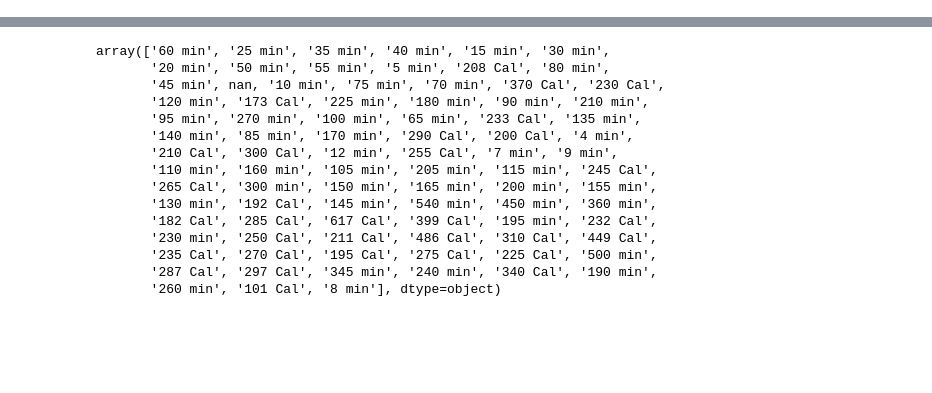
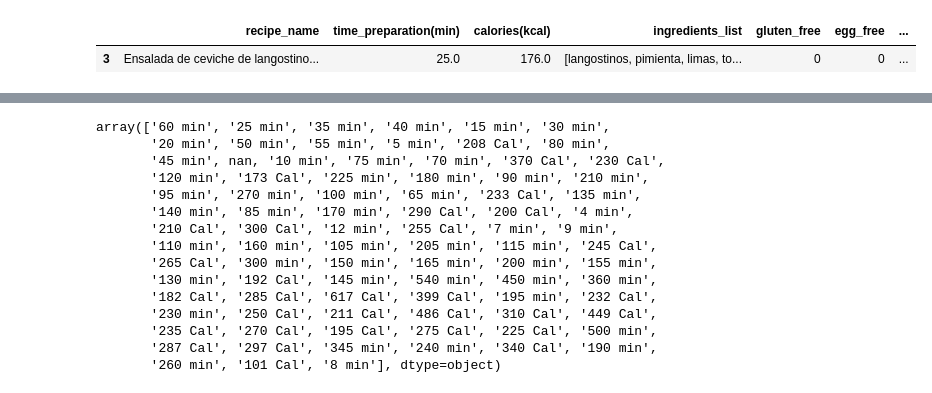
Before and after one commit to vkamg/Ironhack-Final-Project, a Jupyter notebook: notebooks/data_cleaning.ipynb, the cells around one changed output, grey strips where cells are left out. Drawn from its saved outputs; the diff is of its cells as text; code cells hidden in the pictures; blank space fills up the shorter version.

```diff
--- a/notebooks/data_cleaning.ipynb
+++ b/notebooks/data_cleaning.ipynb
@@ -13,6 +13,13 @@ recipe_df.head()
 | 2 | Xató con salsa romesco | [bacalao desalado, cebolleta, esc... | 35 min | NaN | [] | https://www.lecturas.com/recetas/... | https://content-recetas.lecturas.... |
 | 3 | Ensalada de ceviche de langostino... | [langostinos, pimienta, limas, to... | 25 min | 176 Cal | [] | https://www.lecturas.com/recetas/... | https://content-recetas.lecturas.... |
 | 4 | Ensalada de pollo, remolacha y ma... | [pechugas de pollo, manzanas ácid... | 40 min | 203 Cal | [] | https://www.lecturas.com/recetas/... | https://content-recetas.lecturas.... |
+# %%
+filterr = recipe_df.recipe_name.str.contains("Ensalada de ceviche de langostinos y cebolla")
+
+recipe_df[filterr]
+# %% [output]
+|  | recipe_name | time_preparation(min) | calories(kcal) | ingredients_list | gluten_free | egg_free | ... |
+| 3 | Ensalada de ceviche de langostino... | 25.0 | 176.0 | [langostinos, pimienta, limas, to... | 0 | 0 | ... |
 # %%
 # Remove duplicates recipes
 # %%
```
Also changed, not shown: parts of 3 cells of this notebook.
